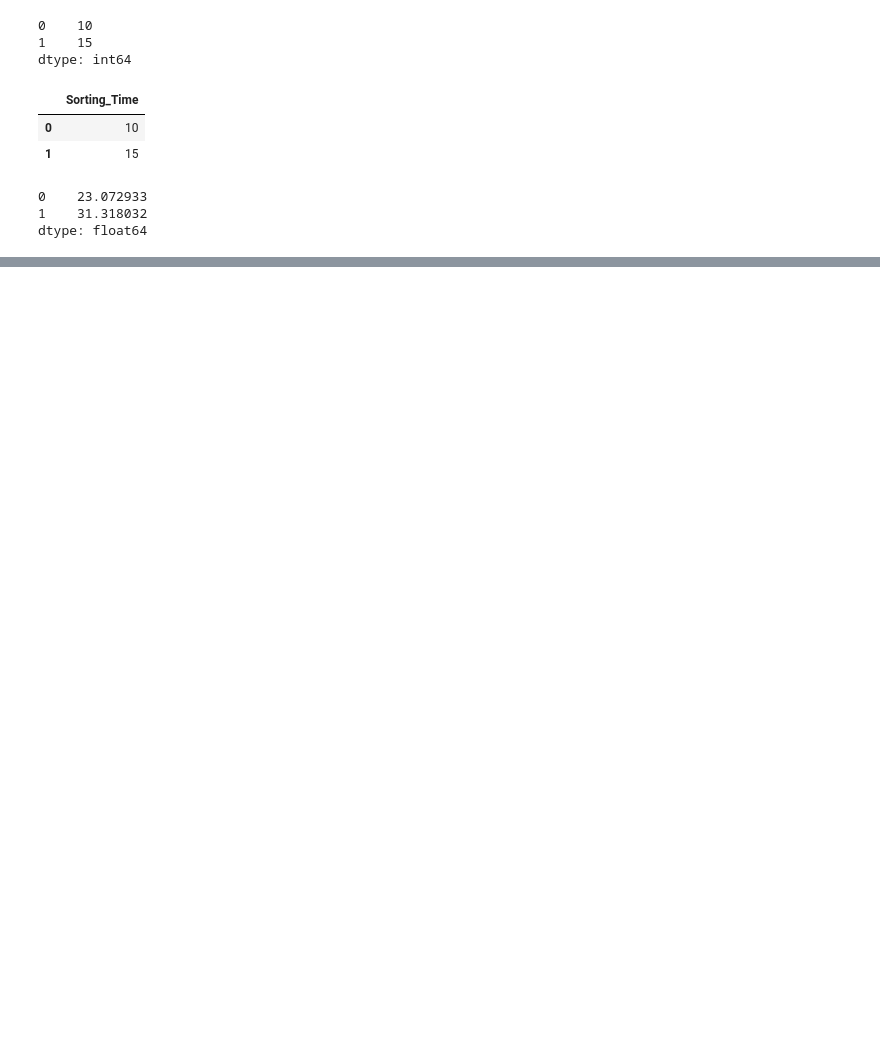
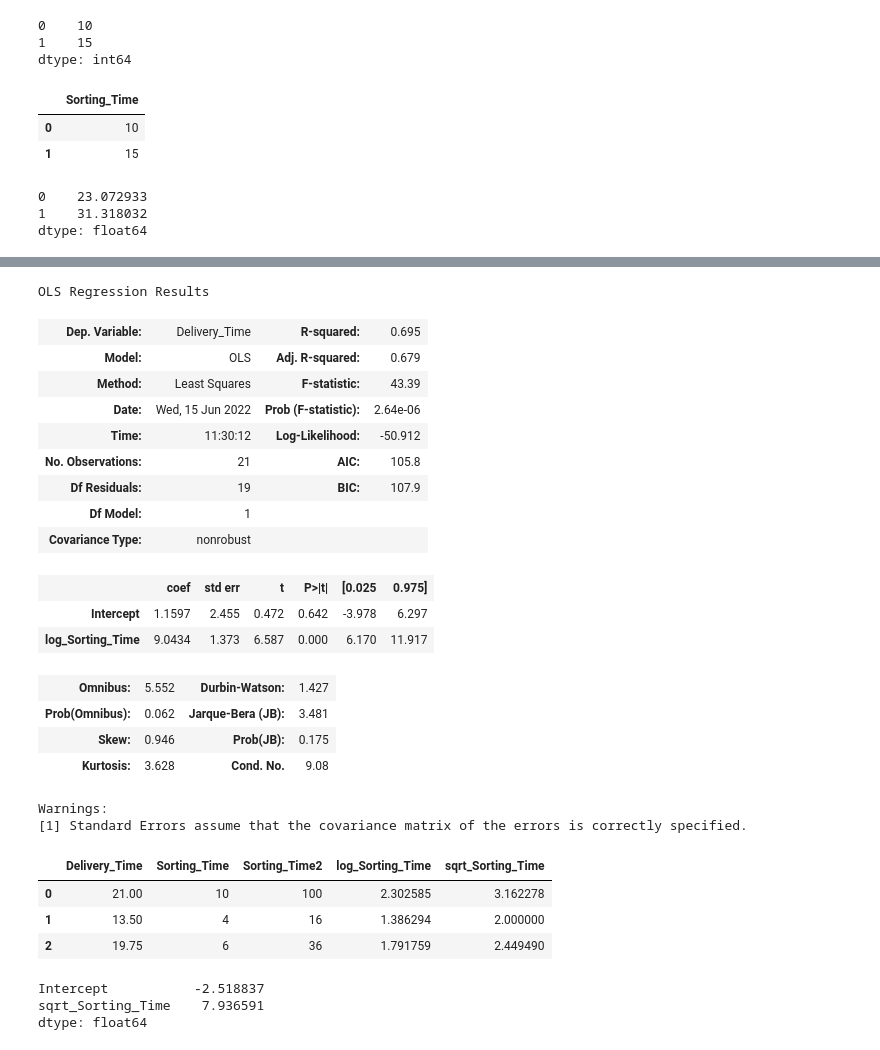
Before and after one commit to renkuntlamahessh/DataScience_Python, a Jupyter notebook: Assignment_04_Q1.ipynb, the cells around one changed output, grey strips where cells are left out. Saved outputs shown, nothing was run; the diff lists cells and outputs as text; code cells hidden in the pictures; blank space fills up the shorter version.

```diff
--- a/Assignment_04_Q1.ipynb
+++ b/Assignment_04_Q1.ipynb
@@ -123,0 +175,2 @@ dtype: float64
+# %%
+df1['log_Sorting_Time'] = np.log(df1['Sorting_Time'])
@@ -123,0 +184,2 @@ dtype: float64
+# %%
+model_2= smf.ols('Delivery_Time	~log_Sorting_Time', data=df1).fit()
@@ -123,0 +192,22 @@ dtype: float64
+# %%
+model_2.summary()
+# %% [output]
+OLS Regression Results
+| Dep. Variable: | Delivery_Time | R-squared: | 0.695 |
+| Model: | OLS | Adj. R-squared: | 0.679 |
+| Method: | Least Squares | F-statistic: | 43.39 |
+| Date: | Wed, 15 Jun 2022 | Prob (F-statistic): | 2.64e-06 |
+| Time: | 11:30:12 | Log-Likelihood: | -50.912 |
+| No. Observations: | 21 | AIC: | 105.8 |
+| Df Residuals: | 19 | BIC: | 107.9 |
+| Df Model: | 1 |  |  |
+| Covariance Type: | nonrobust |  |  |
+|  | coef | std err | t | P>|t| | [0.025 | 0.975] |
+| Intercept | 1.1597 | 2.455 | 0.472 | 0.642 | -3.978 | 6.297 |
+| log_Sorting_Time | 9.0434 | 1.373 | 6.587 | 0.000 | 6.170 | 11.917 |
+| Omnibus: | 5.552 | Durbin-Watson: | 1.427 |
+| Prob(Omnibus): | 0.062 | Jarque-Bera (JB): | 3.481 |
+| Skew: | 0.946 | Prob(JB): | 0.175 |
+| Kurtosis: | 3.628 | Cond. No. | 9.08 |
+Warnings:
+[1] Standard Errors assume that the covariance matrix of the errors is correctly specified.
@@ -123,0 +216,7 @@ dtype: float64
+# %%
+df1.head(3)
+# %% [output]
+|  | Delivery_Time | Sorting_Time | Sorting_Time2 | log_Sorting_Time | sqrt_Sorting_Time |
+| 0 | 21.00 | 10 | 100 | 2.302585 | 3.162278 |
+| 1 | 13.50 | 4 | 16 | 1.386294 | 2.000000 |
+| 2 | 19.75 | 6 | 36 | 1.791759 | 2.449490 |
@@ -123,0 +225,6 @@ dtype: float64
+# %%
+model_3.params
+# %% [output]
+Intercept           -2.518837
+sqrt_Sorting_Time    7.936591
+dtype: float64
```
Also changed, not shown: parts of 20 cells of this notebook.
